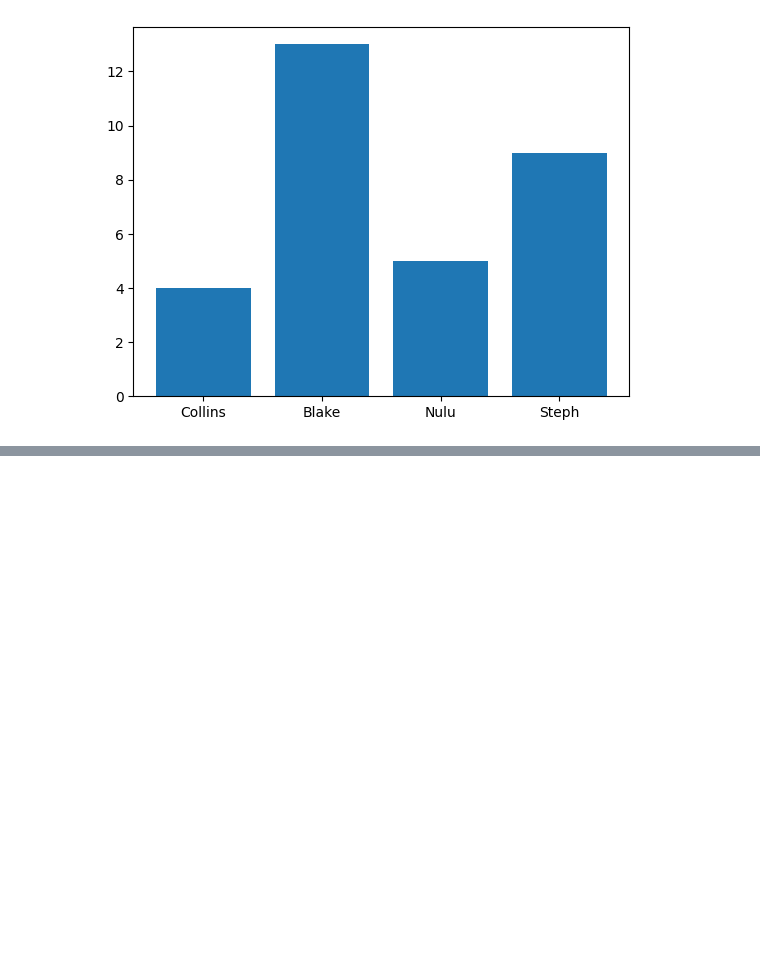
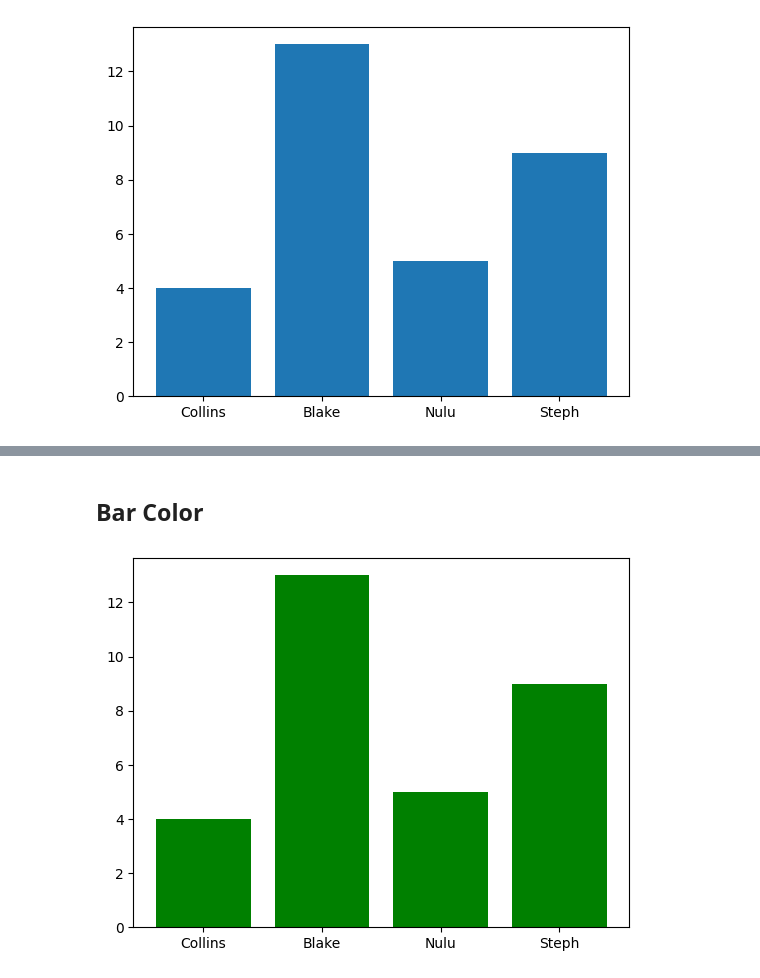
Before and after one commit to KingVik-Planet/Pandas, a Jupyter notebook: MatPlotLib.ipynb, the cells around one changed output, grey strips where cells are left out. Cells and saved outputs as stored; diff of their text form; code cells hidden in the pictures; blank space fills up the shorter version.

```diff
--- a/MatPlotLib.ipynb
+++ b/MatPlotLib.ipynb
@@ -991,0 +1035,13 @@ plt.show()
+# %% [markdown]
+## Bar Color
+# %%
+import matplotlib.pyplot as plt
+import numpy as np
+
+x = np.array(["Collins", "Blake", "Nulu", "Steph"])
+y = np.array([4, 13, 5,9])
+
+plt.bar(x,y, color = "green")
+plt.show()
+# %% [output]
+[figure, added]
```
Also changed, not shown: parts of 28 cells of this notebook, 1 other file.
